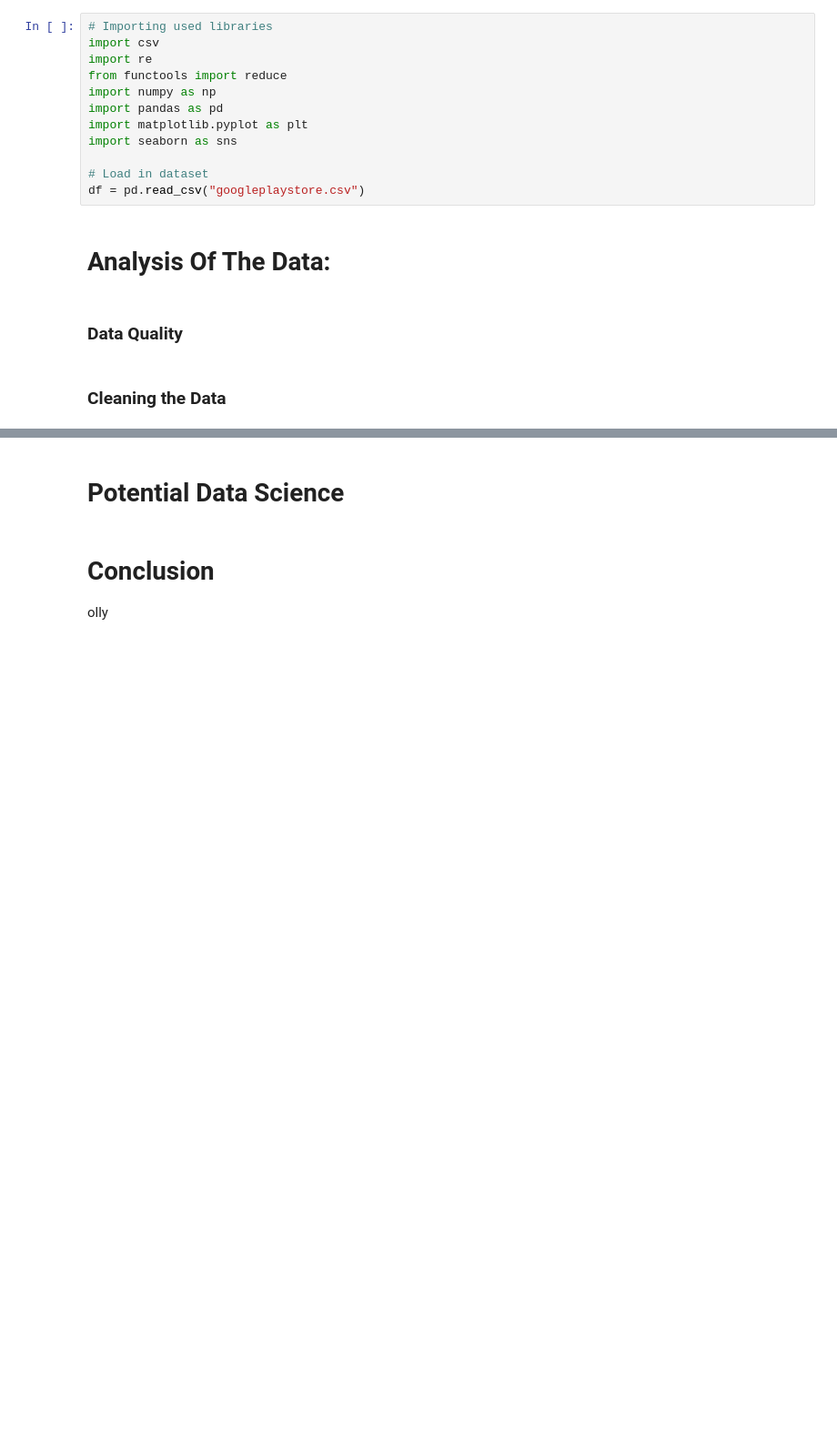
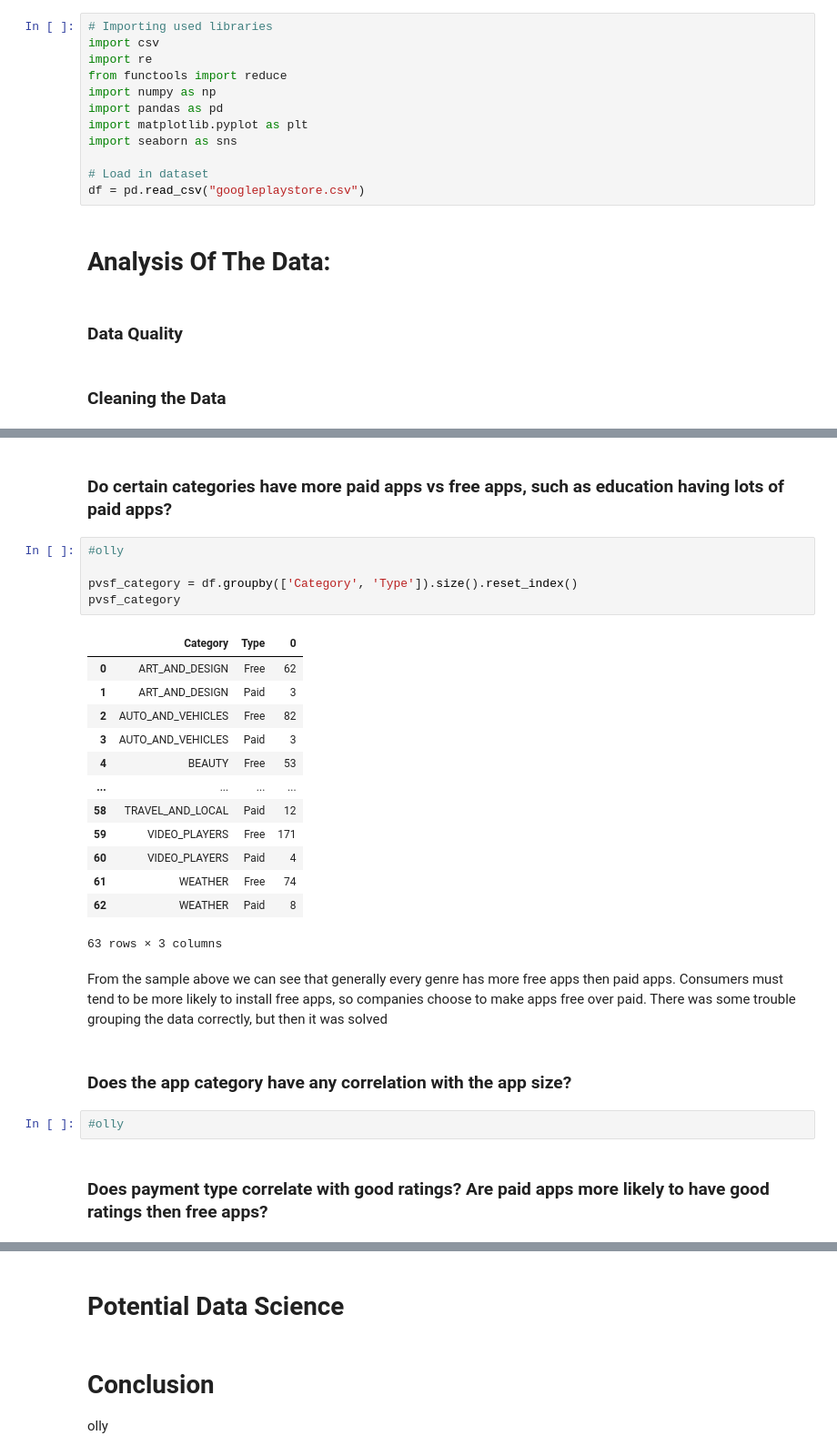
Before and after one commit to Axxaan/Analysis-of-Google-Play-Store-Dataset, a Jupyter notebook: techreport.ipynb, the cells around one changed output, grey strips where cells are left out. Shown: that part at 91% size. Saved outputs shown, nothing was run; the diff lists cells and outputs as text; blank space fills up the shorter version.

```diff
--- a/techreport.ipynb
+++ b/techreport.ipynb
@@ -114,0 +159,29 @@ content_rating_installs.plot(title="Installs per Content Rating", kind='bar', fi
+# %% [markdown]
+### Do certain categories have more paid apps vs free apps, such as education having lots of paid apps?
+# %%
+#olly
+
+pvsf_category = df.groupby(['Category', 'Type']).size().reset_index()
+pvsf_category
+# %% [output]
+|  | Category | Type | 0 |
+| 0 | ART_AND_DESIGN | Free | 62 |
+| 1 | ART_AND_DESIGN | Paid | 3 |
+| 2 | AUTO_AND_VEHICLES | Free | 82 |
+| 3 | AUTO_AND_VEHICLES | Paid | 3 |
+| 4 | BEAUTY | Free | 53 |
+| ... | ... | ... | ... |
+| 58 | TRAVEL_AND_LOCAL | Paid | 12 |
+| 59 | VIDEO_PLAYERS | Free | 171 |
+| 60 | VIDEO_PLAYERS | Paid | 4 |
+| 61 | WEATHER | Free | 74 |
+| 62 | WEATHER | Paid | 8 |
+63 rows × 3 columns
+# %% [markdown]
+From the sample above we can see that generally every genre has more free apps then paid apps. Consumers must tend to be more likely to install free apps, so companies choose to make apps free over paid. There was some trouble grouping the data correctly, but then it was solved
+# %% [markdown]
+### Does the app category have any correlation with the app size?
+# %%
+#olly
+# %% [markdown]
+### Does payment type correlate with good ratings? Are paid apps more likely to have good ratings then free apps?
```
Also changed, not shown: parts of 10 cells of this notebook.
